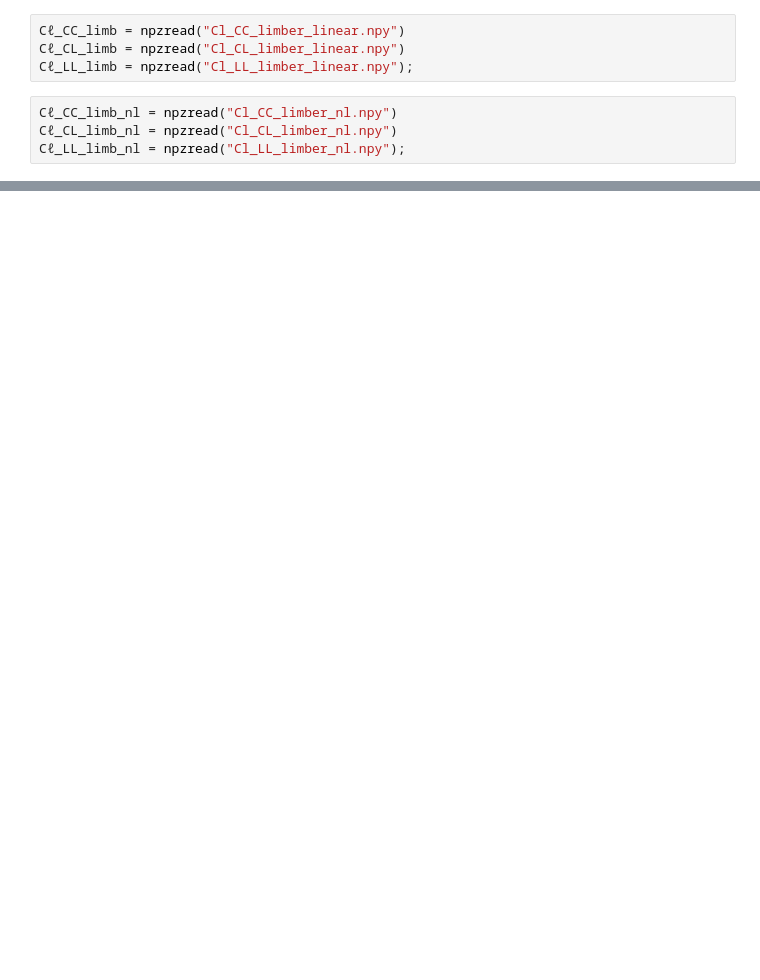
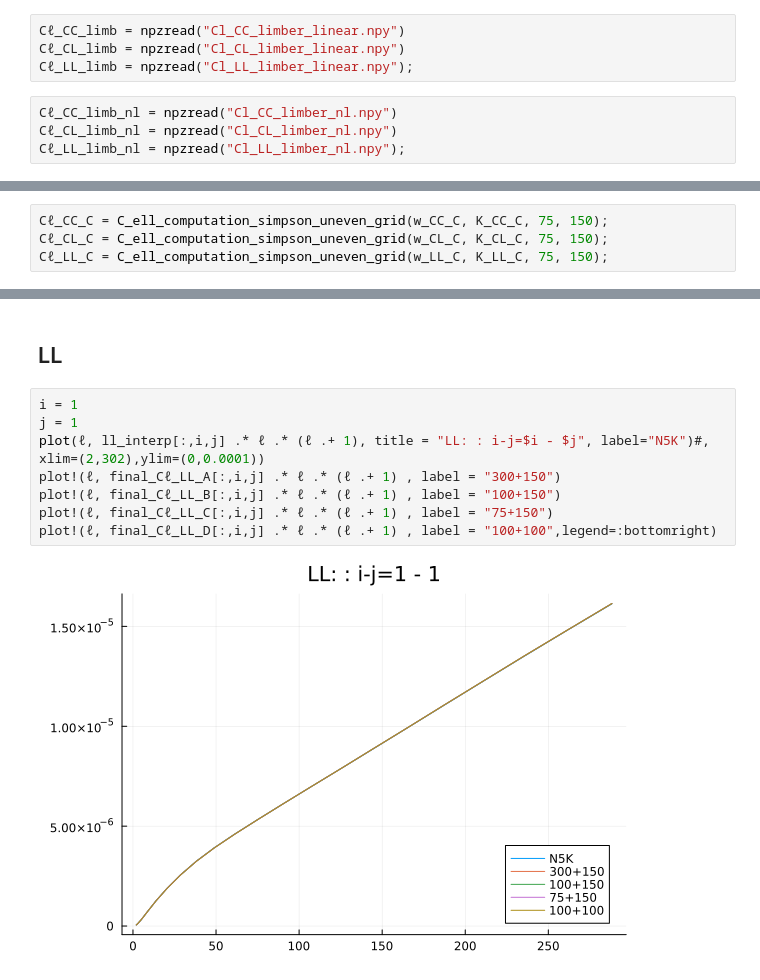
Before and after one commit to sofiachiarenza/Cl_project, a Jupyter notebook: cls_optimizer.ipynb, the cells around one changed output, grey strips where cells are left out. Drawn from its saved outputs; the diff is of its cells as text; blank space fills up the shorter version.

```diff
--- a/cls_optimizer.ipynb
+++ b/cls_optimizer.ipynb
@@ -438,0 +616,4 @@ final_Cℓ_LL = Cℓ_LL + Cℓ_LL_limb_nl - Cℓ_LL_limb;
+# %%
+Cℓ_CC_C = C_ell_computation_simpson_uneven_grid(w_CC_C, K_CC_C, 75, 150);
+Cℓ_CL_C = C_ell_computation_simpson_uneven_grid(w_CL_C, K_CL_C, 75, 150);
+Cℓ_LL_C = C_ell_computation_simpson_uneven_grid(w_LL_C, K_LL_C, 75, 150);
@@ -438,0 +703,12 @@ final_Cℓ_LL = Cℓ_LL + Cℓ_LL_limb_nl - Cℓ_LL_limb;
+# %% [markdown]
+## LL
+# %%
+i = 1
+j = 1
+plot(ℓ, ll_interp[:,i,j] .* ℓ .* (ℓ .+ 1), title = "LL: : i-j=$i - $j", label="N5K")#, xlim=(2,302),ylim=(0,0.0001))
+plot!(ℓ, final_Cℓ_LL_A[:,i,j] .* ℓ .* (ℓ .+ 1) , label = "300+150")
+plot!(ℓ, final_Cℓ_LL_B[:,i,j] .* ℓ .* (ℓ .+ 1) , label = "100+150")
+plot!(ℓ, final_Cℓ_LL_C[:,i,j] .* ℓ .* (ℓ .+ 1) , label = "75+150")
+plot!(ℓ, final_Cℓ_LL_D[:,i,j] .* ℓ .* (ℓ .+ 1) , label = "100+100",legend=:bottomright)
+# %% [output]
+[figure, added]
```
Also changed, not shown: parts of 59 cells of this notebook.
